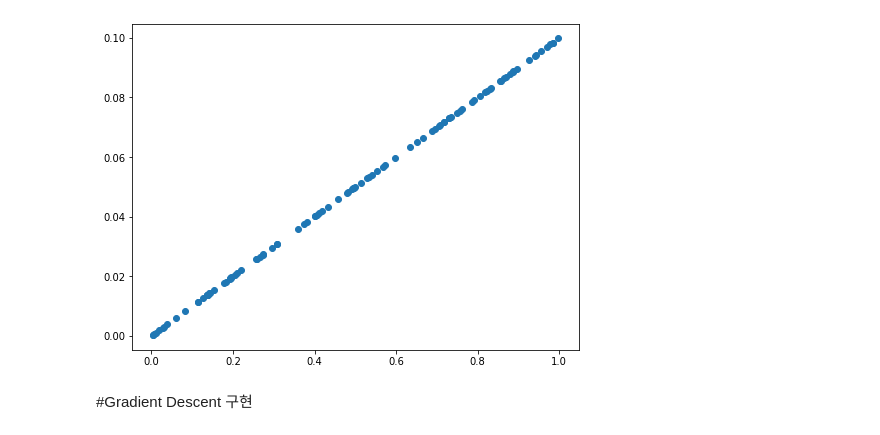
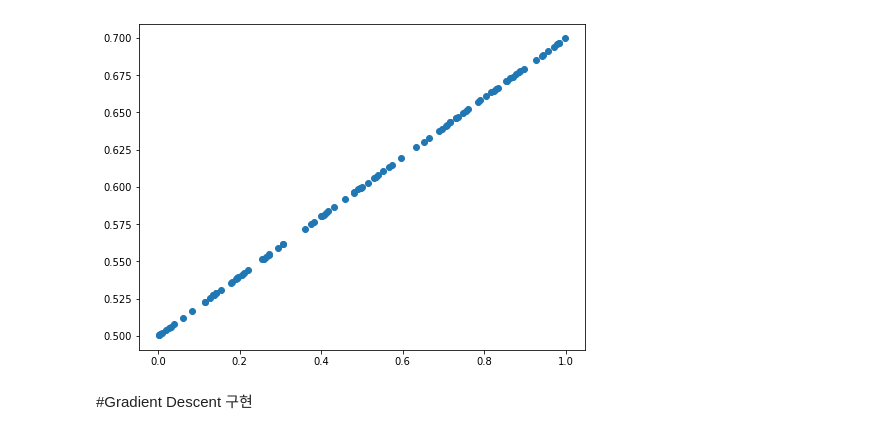
Before and after one commit to kim-hyun-ho/study, a Jupyter notebook: 경사하강법.ipynb, the cells around one changed output. Drawn from its saved outputs; the diff is of its cells as text; code cells hidden in the pictures.

```diff
--- a/경사하강법.ipynb
+++ b/경사하강법.ipynb
@@ -28,12 +28,12 @@ array([0.00281711, 0.0057571 , 0.13850687, 0.97832543, 0.18176395,
        0.92645741, 0.43189541, 0.30759764, 0.20520269, 0.55286438,
        0.51430673, 0.45785127, 0.65204404, 0.25632645, 0.49161652])
 # %%
-Y= 0.2*X*0.5
+Y= 0.2*X+0.5
 plt.figure(figsize=(8,6))
 plt.scatter(X,Y)
 plt.show()
 # %% [output]
-[figure, old version]
+[figure, new version]
 # %%
 def plot_prediction(pred,y):
     plt.figure(figsize=(8,6))
```
Also changed, not shown: parts of 1 cell of this notebook.
